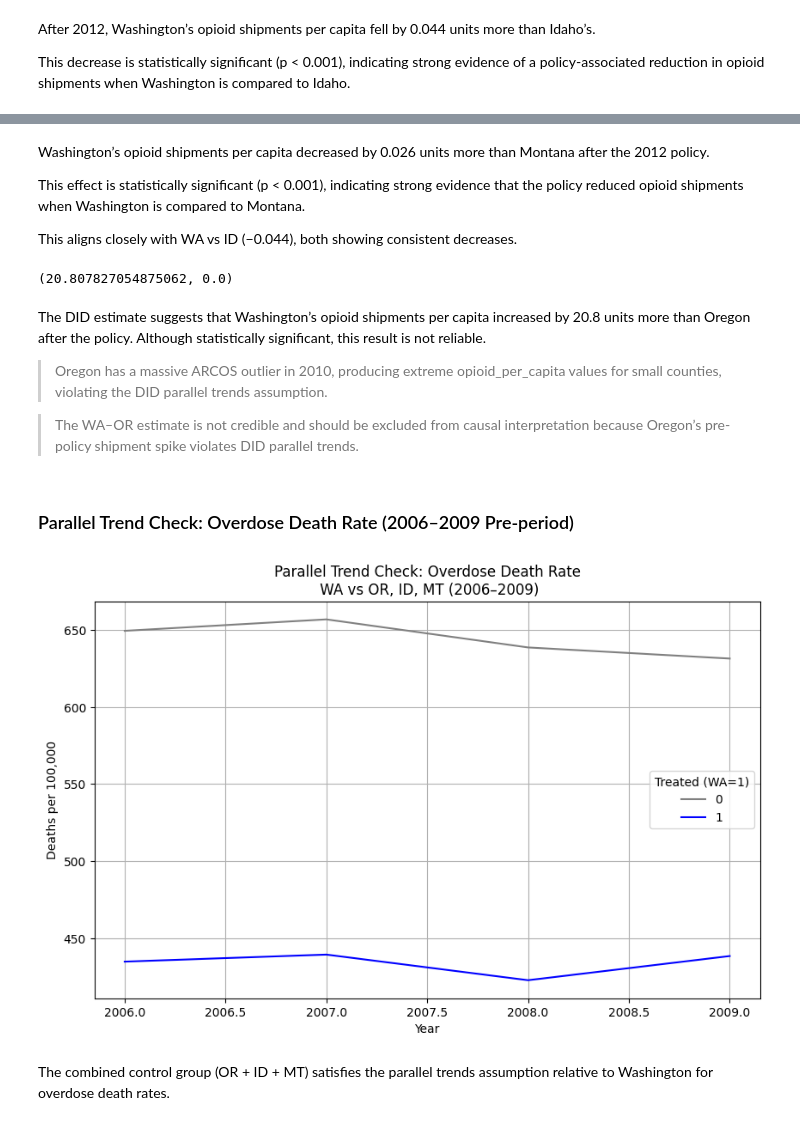
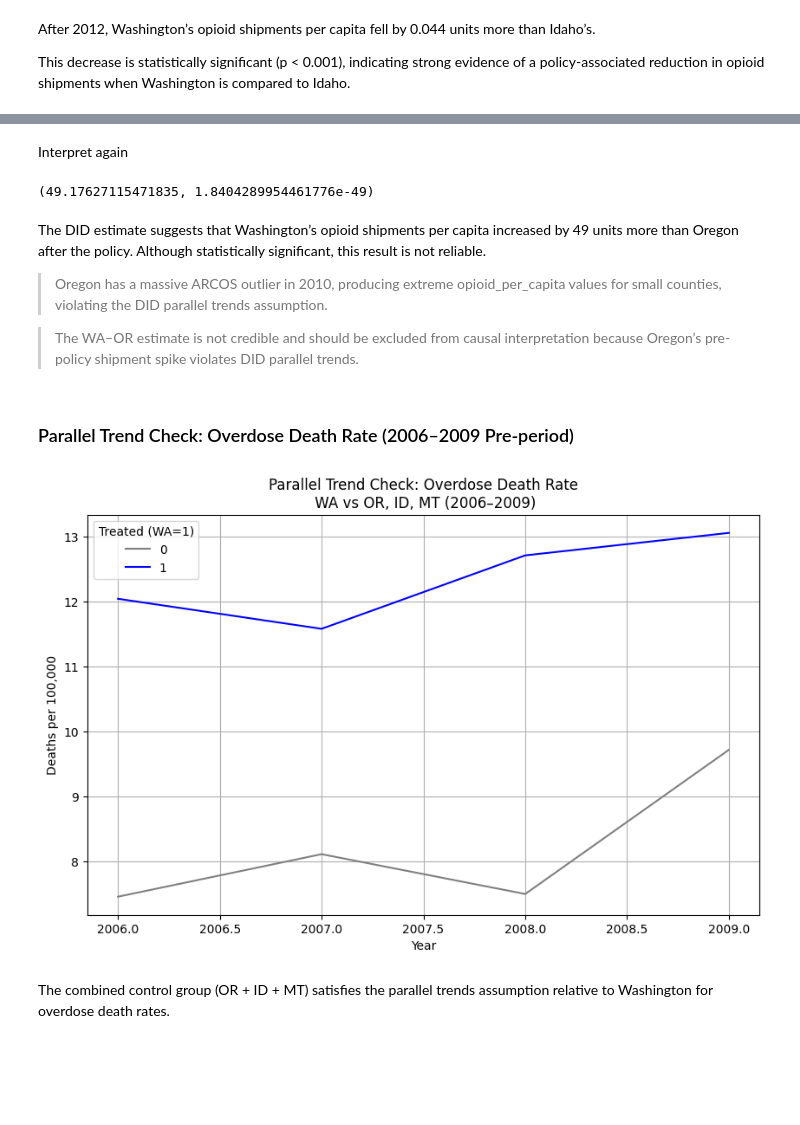
Before and after one commit to MIDS-at-Duke/pds-2025-opioids-study_on_opioids, a Jupyter notebook: parallel_trend_check_washington.ipynb, the cells around one changed output, grey strips where cells are left out. Drawn from its saved outputs; the diff is of its cells as text; code cells hidden in the pictures; blank space fills up the shorter version.

```diff
--- a/parallel_trend_check_washington.ipynb
+++ b/parallel_trend_check_washington.ipynb
@@ -8,7 +8,7 @@ import statsmodels.formula.api as smf
 pd.set_option("mode.copy_on_write", True)
 
 # Load merged dataset
-url = r"C:\Users\sejal\Dropbox\PC\Desktop\final_merged.csv"
+url = r"C:\Users\sejal\Dropbox\PC\Downloads\threshold.csv"
 final_merged_data = pd.read_csv(url)
 
 # Quick checks
@@ -396,22 +399,18 @@ did_MT.params["treated:post"], did_MT.pvalues["treated:post"]
 # %% [markdown]
-Washington’s opioid shipments per capita decreased by 0.026 units more than Montana after the 2012 policy.
-
-This effect is statistically significant (p < 0.001), indicating strong evidence that the policy reduced opioid shipments when Washington is compared to Montana.
-
-This aligns closely with WA vs ID (−0.044), both showing consistent decreases.
+Interpret again
 # %%
-pair_OR = did_panel[did_panel["State"].isin(["WA", "OR"])].copy()
+pair_OR = did_panel[did_panel["Buyer State"].isin(["WA", "OR"])].copy()
 
 did_OR = smf.ols(
-    "opioid_per_capita ~ treated*post + C(State) + C(year)",
+    "opioid_per_capita ~ treated*post + C(Q('Buyer State')) + C(Year)",
     data=pair_OR
-).fit(cov_type="cluster", cov_kwds={"groups": pair_OR["State"]})
+).fit(cov_type="cluster", cov_kwds={"groups": pair_OR["Buyer State"]})
 
 did_OR.params["treated:post"], did_OR.pvalues["treated:post"]
 # %% [output]
-(20.807827054875062, 0.0)
+(49.17627115471835, 1.8404289954461776e-49)
 # %% [markdown]
-The DID estimate suggests that Washington’s opioid shipments per capita increased by 20.8 units more than Oregon after the policy.
+The DID estimate suggests that Washington’s opioid shipments per capita increased by 49 units more than Oregon after the policy.
 Although statistically significant, this result is not reliable.
 
 > Oregon has a massive ARCOS outlier in 2010, producing extreme opioid_per_capita values for small counties, violating the DID parallel trends assumption.
@@ -423,10 +422,10 @@ Although statistically significant, this result is not reliable.
 states_overdose = ["WA", "OR", "ID", "MT"]
 
 panel_deaths = final_merged_data[
-    (final_merged_data["State"].isin(states_overdose)) &
-    (final_merged_data["year"] >= 2006) &
-    (final_merged_data["year"] <= 2009)
-][["County Code", "State", "County", "year", "Population", "Deaths"]].copy()
+    (final_merged_data["Buyer State"].isin(states_overdose)) &
+    (final_merged_data["Year"] >= 2006) &
+    (final_merged_data["Year"] <= 2009)
+][["County Code", "Buyer State", "County", "Year", "Population", "Deaths"]].copy()
 
 # ensure numeric
 panel_deaths["Deaths"] = pd.to_numeric(panel_deaths["Deaths"], errors="coerce")
@@ -438,26 +437,26 @@ panel_deaths["death_rate_per_100k"] = (
 )
 
 # create treated indicator (Washington = 1) for DiD comparisons
-panel_deaths["treated"] = (panel_deaths["State"] == "WA").astype(int)
+panel_deaths["treated"] = (panel_deaths["Buyer State"] == "WA").astype(int)
 # %%
 plt.figure(figsize=(10,6))
 sns.lineplot(
     data=panel_deaths,
-    x="year",
+    x="Year",
     y="death_rate_per_100k",
     hue="treated",
     palette={1:"blue", 0:"gray"},
     estimator="mean",
     errorbar=None
 )
 
 plt.title("Parallel Trend Check: Overdose Death Rate\n WA vs OR, ID, MT (2006–2009)")
 plt.xlabel("Year")
 plt.ylabel("Deaths per 100,000")
 plt.legend(title="Treated (WA=1)")
 plt.grid(True)
 plt.show()
 # %% [output]
-[figure, old version]
+[figure, new version]
 # %% [markdown]
 The combined control group (OR + ID + MT) satisfies the parallel trends assumption relative to Washington for overdose death rates.
```
Also changed, not shown: parts of 38 cells of this notebook.
